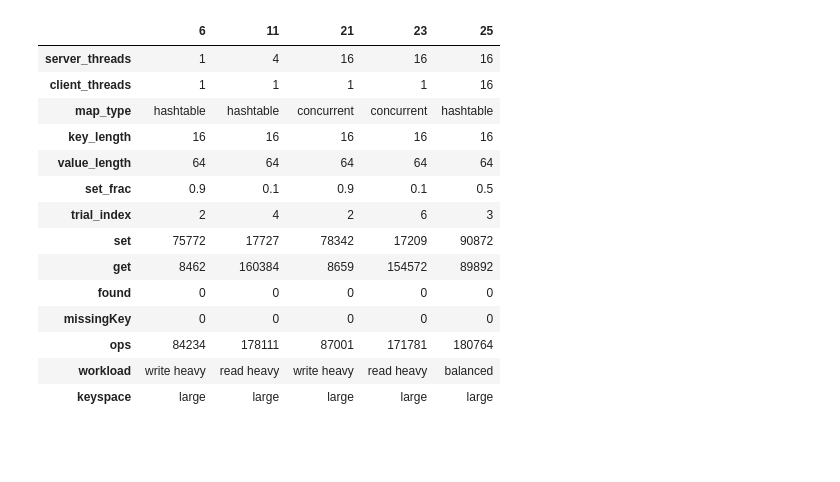
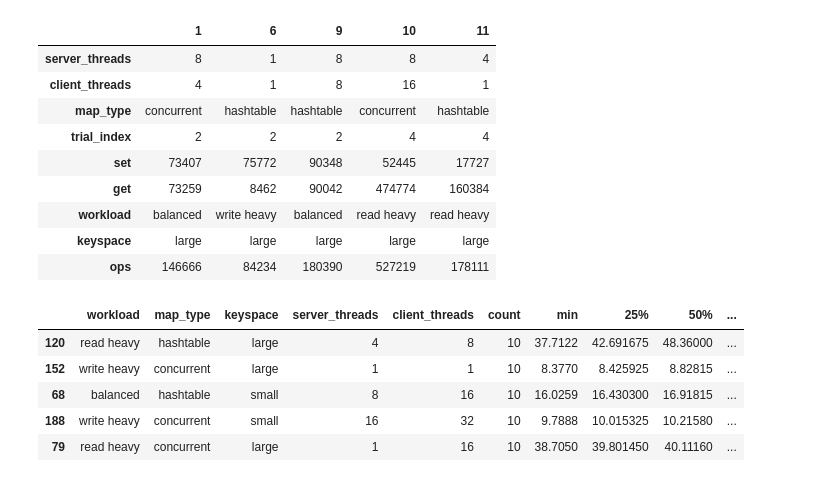
Before and after one commit to DBFromZero/dbf0java, a Jupyter notebook: analysis/benchmark_mem_key_value.ipynb, the cells around one changed output. Drawn from its saved outputs; the diff is of its cells as text; code cells hidden in the pictures; blank space fills up the shorter version.

```diff
--- a/analysis/benchmark_mem_key_value.ipynb
+++ b/analysis/benchmark_mem_key_value.ipynb
@@ -14,33 +14,64 @@ figdir = 'figures/mem_key_value'
 # %%
 duration_seconds = 10
 
 results = []
 with open('../benchmarks/mem_key_value/aws_c5n.2xlarge_2020_04_14.jsonl', 'rt') as fp:
     for line in fp:
         spec, counts = json.loads(line)
         spec.update(counts)
         results.append(spec)
 results = pd.DataFrame(results)
-results = results[results['server_threads'].isin([1, 4, 16])]
-results = results[results['client_threads'].isin([1, 4, 16])]
-results = results[results['seconds'] == duration_seconds].drop('seconds', axis=1)
-results['ops'] = results['set'] + results['get']
+
+# filter out results not used in analysis
+results = results[results['server_threads'].isin([1, 4, 8, 16, 32])]
+results = results[results['client_threads'].isin([1, 4, 8, 16, 32])]
+results = results[~((results['client_threads'] == 32) & ~results['server_threads'].isin([8, 16, 32]))]
+results = results[results['seconds'] == duration_seconds]
+results = results[results['key_length'].isin([2, 16])]
+
+# introduce better labels for workload and keyspace
 results['workload'] = results['set_frac'].map({0.1: 'read heavy', 0.5: 'balanced', 0.9: 'write heavy'})
 results['keyspace'] = results['key_length'].map({2: 'small', 16: 'large'})
+
+# drop unnecessary columns
+assert (results['value_length'] == 64).all()
+assert (results['missingKey'] == 0).all()
+results = results.drop(['seconds', 'value_length', 'found', 'missingKey', 'set_frac', 'key_length'], axis=1)
+
+# compute total ops
+results['ops'] = results['set'] + results['get']
+
+
 results.head().T
 # %% [output]
-|  | 6 | 11 | 21 | 23 | 25 |
-| server_threads | 1 | 4 | 16 | 16 | 16 |
-| client_threads | 1 | 1 | 1 | 1 | 16 |
-| map_type | hashtable | hashtable | concurrent | concurrent | hashtable |
-| key_length | 16 | 16 | 16 | 16 | 16 |
-| value_length | 64 | 64 | 64 | 64 | 64 |
-| set_frac | 0.9 | 0.1 | 0.9 | 0.1 | 0.5 |
-| trial_index | 2 | 4 | 2 | 6 | 3 |
-| set | 75772 | 17727 | 78342 | 17209 | 90872 |
-| get | 8462 | 160384 | 8659 | 154572 | 89892 |
-| found | 0 | 0 | 0 | 0 | 0 |
-| missingKey | 0 | 0 | 0 | 0 | 0 |
-| ops | 84234 | 178111 | 87001 | 171781 | 180764 |
-| workload | write heavy | read heavy | write heavy | read heavy | balanced |
+|  | 1 | 6 | 9 | 10 | 11 |
+| server_threads | 8 | 1 | 8 | 8 | 4 |
+| client_threads | 4 | 1 | 8 | 16 | 1 |
+| map_type | concurrent | hashtable | hashtable | concurrent | hashtable |
+| trial_index | 2 | 2 | 2 | 4 | 4 |
+| set | 73407 | 75772 | 90348 | 52445 | 17727 |
+| get | 73259 | 8462 | 90042 | 474774 | 160384 |
+| workload | balanced | write heavy | balanced | read heavy | read heavy |
 | keyspace | large | large | large | large | large |
+| ops | 146666 | 84234 | 180390 | 527219 | 178111 |
+# %%
+# normalize operations to be in units of thousands per a second and
+# aggregate across trials
+x = results.copy()
+x['ops'] /= duration_seconds
+x['ops'] /= 1000
+x = (x.groupby(['workload', 'map_type', 'keyspace', 'server_threads', 'client_threads'])
+     ['ops'].describe()
+     .drop(['mean', 'std'], axis=1)
+     .reset_index()
+)
+x['count'] = x['count'].astype(int)
+norm_agg_ops = x
+norm_agg_ops.sample(5)
+# %% [output]
+|  | workload | map_type | keyspace | server_threads | client_threads | count | min | 25% | 50% | ... |
+| 120 | read heavy | hashtable | large | 4 | 8 | 10 | 37.7122 | 42.691675 | 48.36000 | ... |
+| 152 | write heavy | concurrent | large | 1 | 1 | 10 | 8.3770 | 8.425925 | 8.82815 | ... |
+| 68 | balanced | hashtable | small | 8 | 16 | 10 | 16.0259 | 16.430300 | 16.91815 | ... |
+| 188 | write heavy | concurrent | small | 16 | 32 | 10 | 9.7888 | 10.015325 | 10.21580 | ... |
+| 79 | read heavy | concurrent | large | 1 | 16 | 10 | 38.7050 | 39.801450 | 40.11160 | ... |
```
Also changed, not shown: parts of 7 cells of this notebook, 1 other file.
